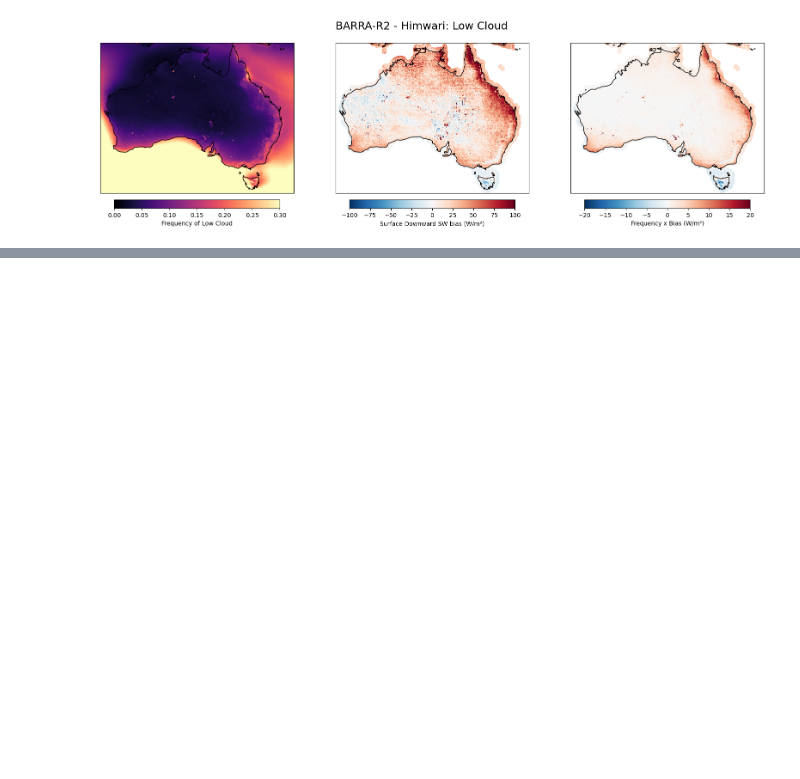
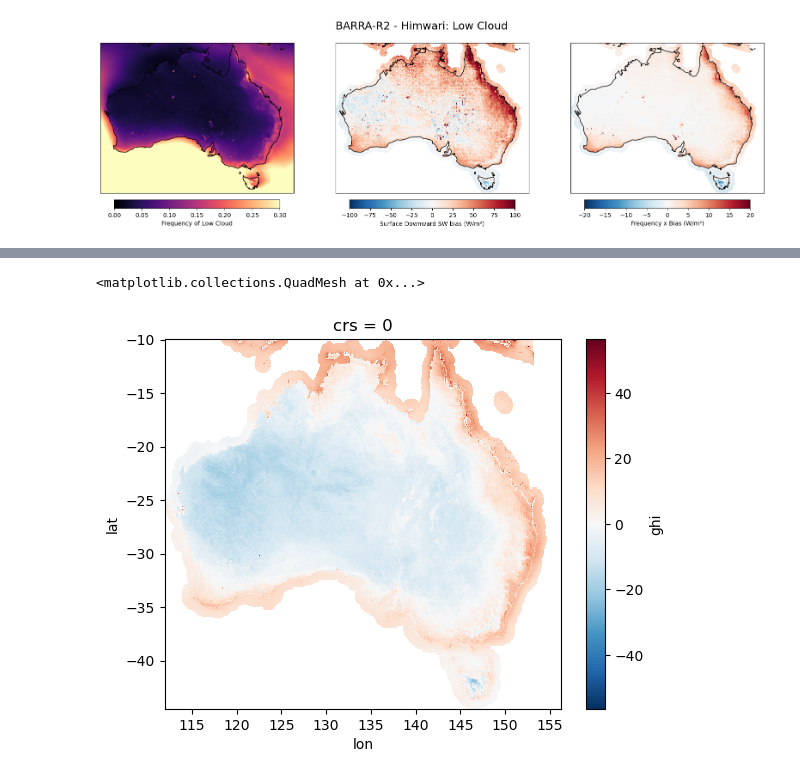
Before and after one commit to cdoedens/Irradiance-comparison, a Jupyter notebook: scripts/cloud_types/plot_ct.ipynb, the cells around one changed output, grey strips where cells are left out. Cells and saved outputs as stored; diff of their text form; code cells hidden in the pictures; blank space fills up the shorter version.

Commit message:
br2 low cloud plots working

```diff
--- a/scripts/cloud_types/plot_ct.ipynb
+++ b/scripts/cloud_types/plot_ct.ipynb
@@ -7,0 +10,27 @@ from pathlib import Path
+# %%
+file_path = Path('/g/data/er8/users/cd3022/Irradiance-comparisons/')
+
+tot_him = xr.open_dataset(
+    f'{file_path}/himawari_ghi_means/himawari_monthly.nc',
+    engine='h5netcdf'
+)
+tot_br2 = xr.open_dataset(
+    f'{file_path}/barra-r2_ghi_means/barra-r2_monthly.nc',
+    engine='h5netcdf'
+)
+
+tot_him = tot_him.interp(
+    lat=tot_br2.lat,
+    lon=tot_br2.lon,
+    method='linear'
+)
+
+tot_diff = tot_br2.ghi - tot_him.ghi
+
+# Weight mean by the number of days in the month
+weights = xr.DataArray(
+    [31, 28, 31, 30, 31, 30, 31, 31, 30, 31, 30, 31],
+    dims="month"
+)
+
+total_bias = tot_diff.weighted(weights).mean("month")
@@ -98,0 +175,5 @@ plt.savefig('/home/548/cd3022/figures/Irradiance_comparisons/cloud_types/low_br2
+# %%
+total_bias.plot()
+# %% [output]
+<matplotlib.collections.QuadMesh at 0x...>
+[figure, added]
```
Also changed, not shown: parts of 7 cells of this notebook, 2 other files.
